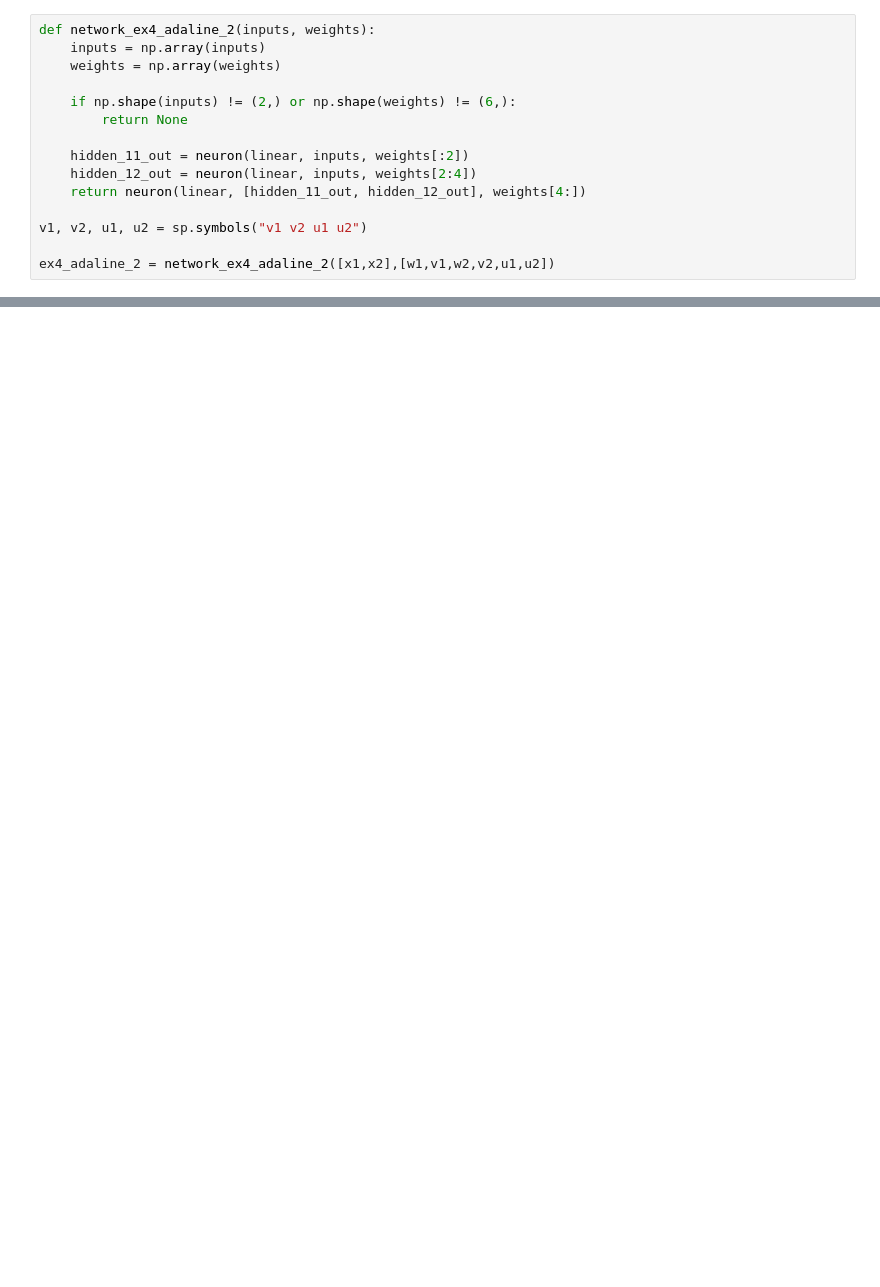
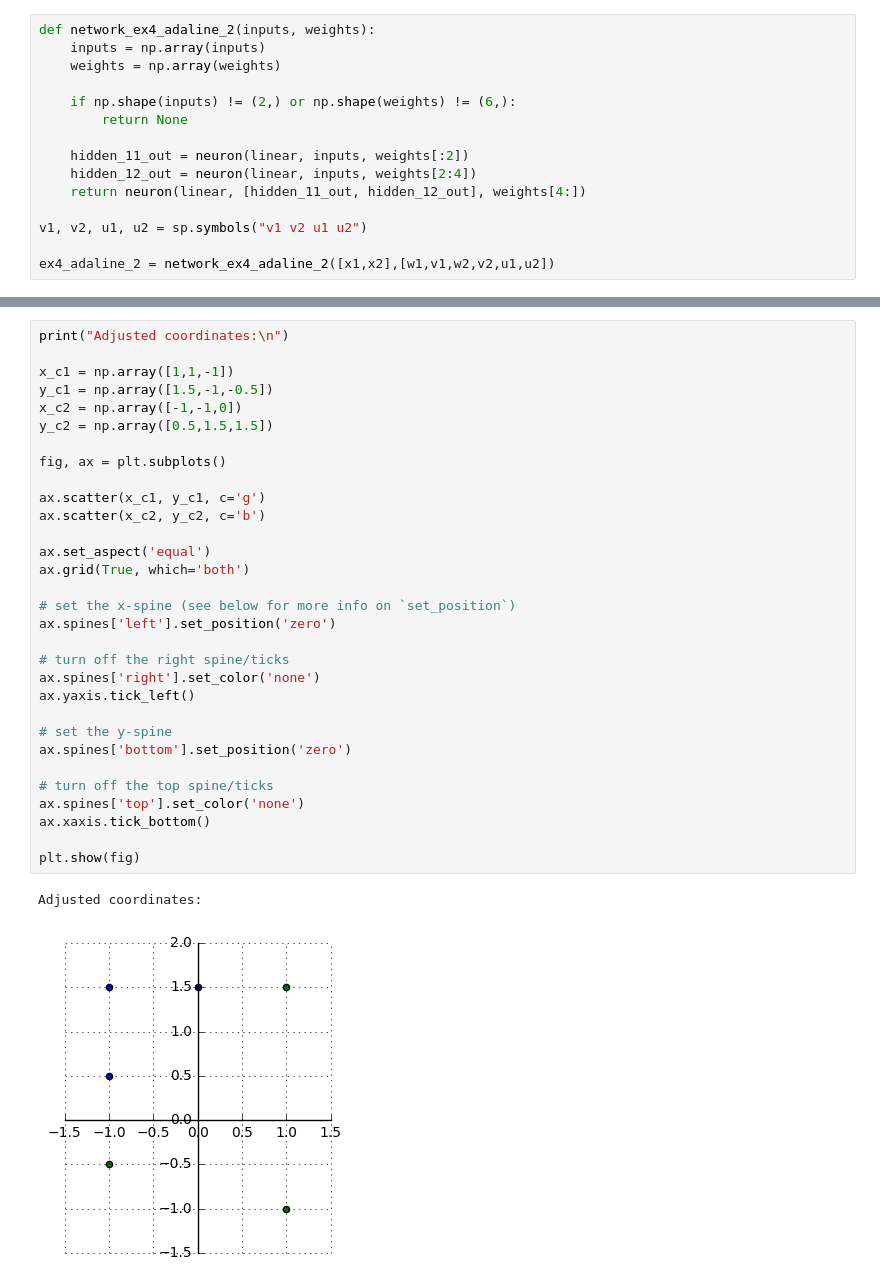
Before and after one commit to minhnh/hbrs_courses, a Jupyter notebook: 16w_nn/NN_MinhNguyen_20161010_exercises.ipynb, the cells around one changed output, grey strips where cells are left out. Drawn from its saved outputs; the diff is of its cells as text; blank space fills up the shorter version.

```diff
--- a/16w_nn/NN_MinhNguyen_20161010_exercises.ipynb
+++ b/16w_nn/NN_MinhNguyen_20161010_exercises.ipynb
@@ -197,0 +256,34 @@ u₁⋅(v₁⋅x₂ + w₁⋅x₁) + u₂⋅(v₂⋅x₂ + w₂⋅x₁)
+# %%
+print("Adjusted coordinates:\n")
+
+x_c1 = np.array([1,1,-1])
+y_c1 = np.array([1.5,-1,-0.5])
+x_c2 = np.array([-1,-1,0])
+y_c2 = np.array([0.5,1.5,1.5])
+
+fig, ax = plt.subplots()
+
+ax.scatter(x_c1, y_c1, c='g')
+ax.scatter(x_c2, y_c2, c='b')
+
+ax.set_aspect('equal')
+ax.grid(True, which='both')
+
+# set the x-spine (see below for more info on `set_position`)
+ax.spines['left'].set_position('zero')
+
+# turn off the right spine/ticks
+ax.spines['right'].set_color('none')
+ax.yaxis.tick_left()
+
+# set the y-spine
+ax.spines['bottom'].set_position('zero')
+
+# turn off the top spine/ticks
+ax.spines['top'].set_color('none')
+ax.xaxis.tick_bottom()
+
+plt.show(fig)
+# %% [output]
+Adjusted coordinates:
+[figure, added]
```
Also changed, not shown: parts of 8 cells of this notebook.
